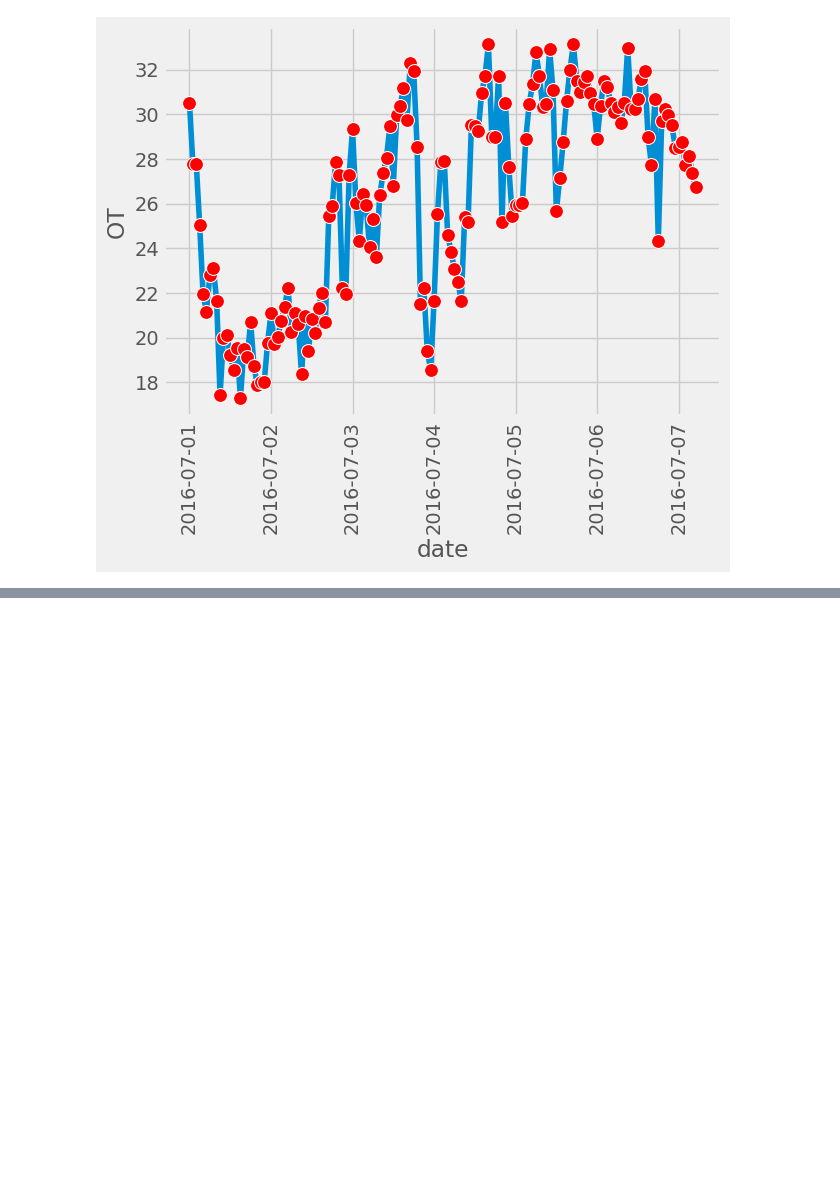
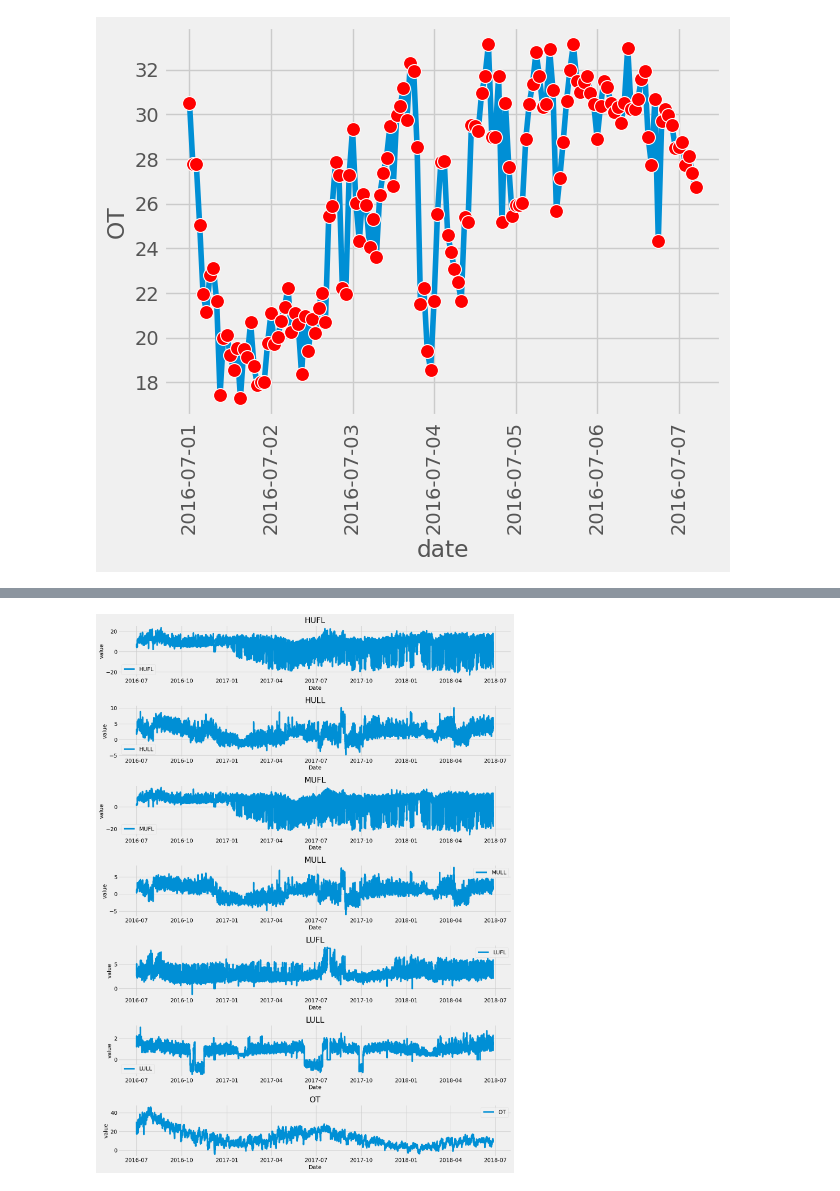
Before and after one commit to Jenniferduong20012004/JennyLearningAI, a Jupyter notebook: DataVisualization.ipynb, the cells around one changed output, grey strips where cells are left out. Drawn from its saved outputs; the diff is of its cells as text; code cells hidden in the pictures; blank space fills up the shorter version.

```diff
--- a/DataVisualization.ipynb
+++ b/DataVisualization.ipynb
@@ -87,5 +87,14 @@ fig.show()
 # %%
 #multiplot
 fig, axes = plt.subplots (nrows =7, ncols =1, figsize = (15,20))
 for i, column in enumerate (data.columns[1:]):
-  a
+  axes[i].plot(data['date'], data[column], label = column)
+  axes[i].set_title (column)
+  axes[i].set_xlabel ("Date", size = 14)
+  axes[i].set_ylabel ("value", size =14)
+  axes[i].grid(True)
+  axes[i].legend()
+plt.tight_layout()
+plt.show()
+# %% [output]
+[figure, added]
```
Also changed, not shown: parts of 2 cells of this notebook.
